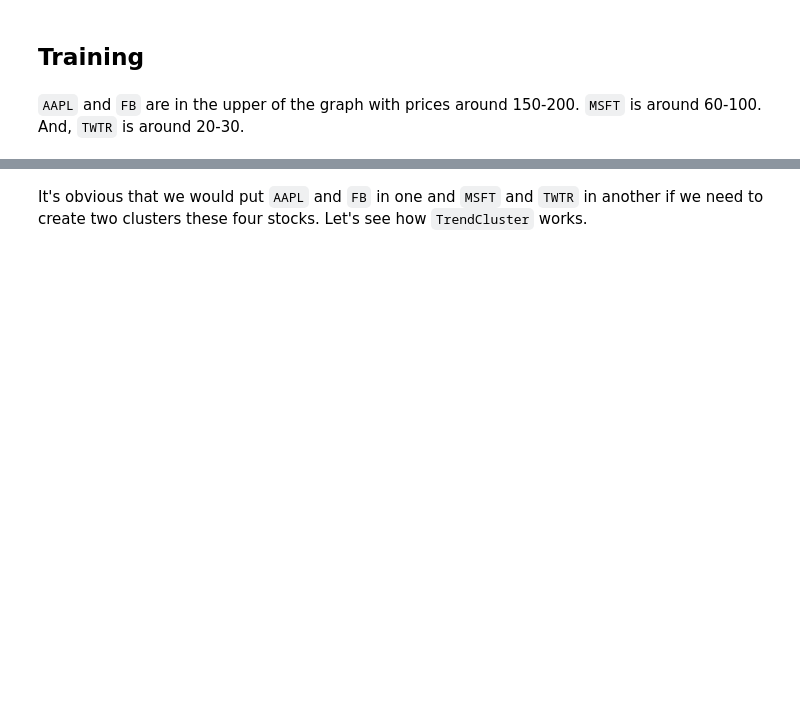
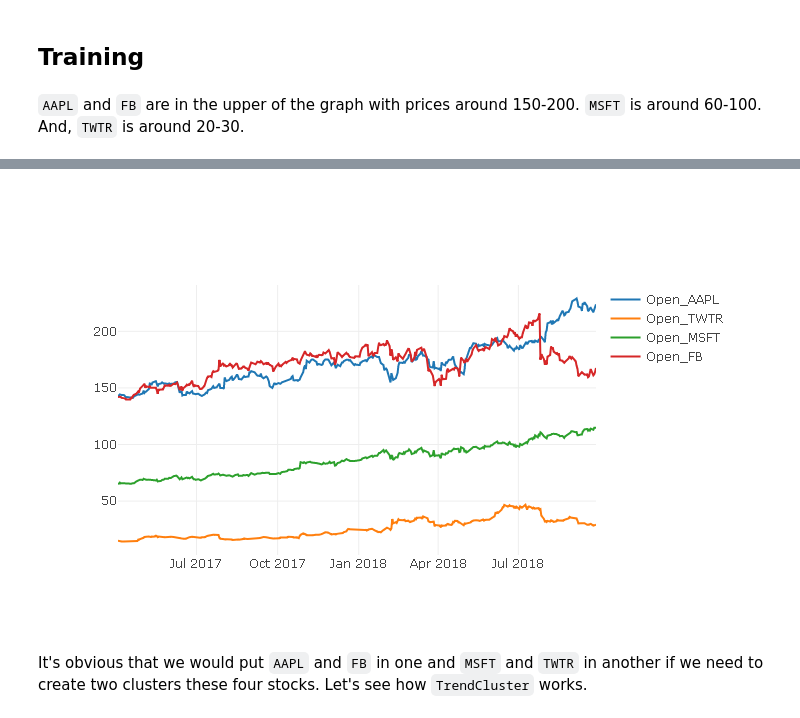
Before and after one commit to ddaskan/trendypy, a Jupyter notebook: TrendCluster On Action.ipynb, the cells around one changed output, grey strips where cells are left out. Cells and saved outputs as stored; diff of their text form; code cells hidden in the pictures; blank space fills up the shorter version.

Commit message:
plot update

```diff
--- a/TrendCluster On Action.ipynb
+++ b/TrendCluster On Action.ipynb
@@ -61,6 +62,6 @@ def to_plot(df):
         out.append(tmp)
     return out
 
-py.offline.plot(to_plot(train), filename = 'train.html', auto_open=False)
-py.offline.iplot(to_plot(train))
+py.offline.plot(to_plot(train), filename = 'asset/train.html', auto_open=False)
+Image('asset/train.png')
 # %% [output]
@@ -68,3 +68,4 @@ py.offline.iplot(to_plot(train))
+[figure, added]
 # %% [markdown]
 It's obvious that we would put `AAPL` and `FB` in one and `MSFT` and `TWTR` in another if we need to create two clusters these four stocks. Let's see how `TrendCluster` works.
 # %%
```
Also changed, not shown: parts of 3 cells of this notebook, 5 other files.
